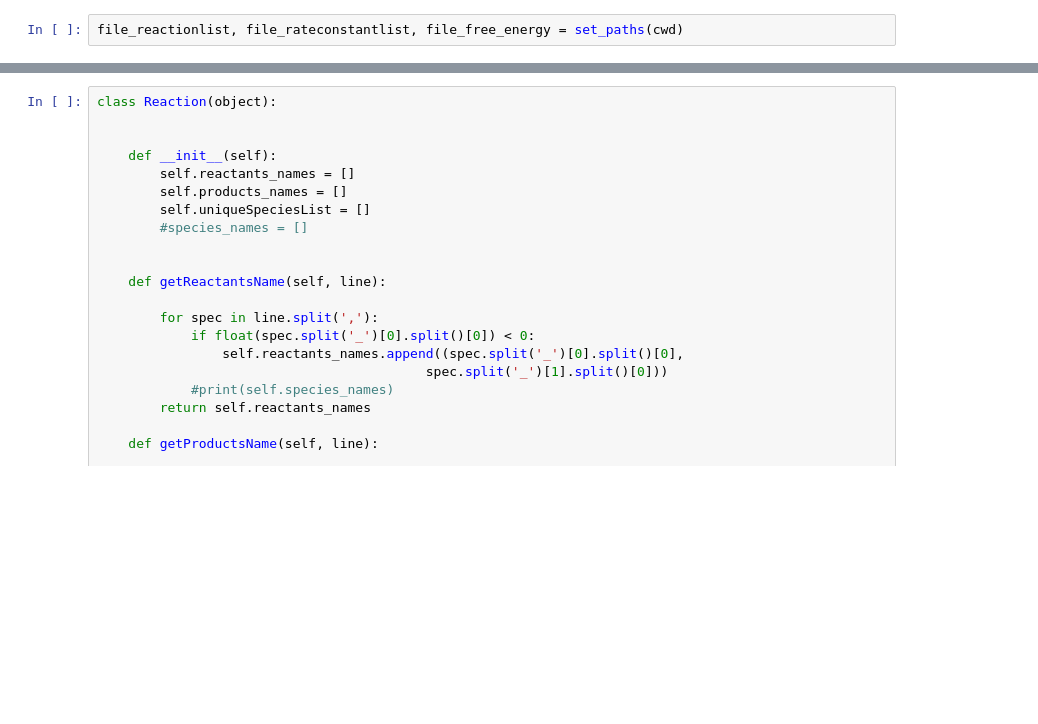
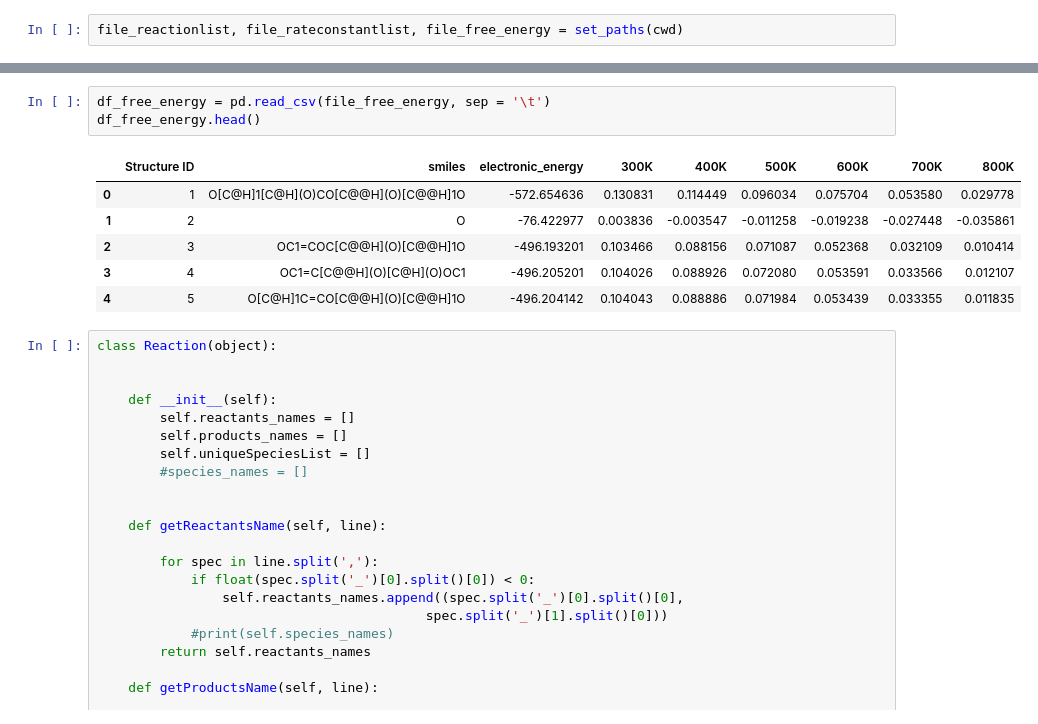
Before and after one commit to cmashraf/kinexns, a Jupyter notebook: examples/reaction_class.ipynb, the cells around one changed output, grey strips where cells are left out. Drawn from its saved outputs; the diff is of its cells as text; blank space fills up the shorter version.

```diff
--- a/examples/reaction_class.ipynb
+++ b/examples/reaction_class.ipynb
@@ -35,3 +58,13 @@ print(file_rateconstantlist)
+# %%
+df_free_energy = pd.read_csv(file_free_energy, sep = '\t')
+df_free_energy.head()
+# %% [output]
+|  | Structure ID | smiles | electronic_energy | 300K | 400K | 500K | 600K | 700K | 800K |
+| 0 | 1 | O[C@H]1[C@H](O)CO[C@@H](O)[C@@H]1O | -572.654636 | 0.130831 | 0.114449 | 0.096034 | 0.075704 | 0.053580 | 0.029778 |
+| 1 | 2 | O | -76.422977 | 0.003836 | -0.003547 | -0.011258 | -0.019238 | -0.027448 | -0.035861 |
+| 2 | 3 | OC1=COC[C@@H](O)[C@@H]1O | -496.193201 | 0.103466 | 0.088156 | 0.071087 | 0.052368 | 0.032109 | 0.010414 |
+| 3 | 4 | OC1=C[C@@H](O)[C@H](O)OC1 | -496.205201 | 0.104026 | 0.088926 | 0.072080 | 0.053591 | 0.033566 | 0.012107 |
+| 4 | 5 | O[C@H]1C=CO[C@@H](O)[C@@H]1O | -496.204142 | 0.104043 | 0.088886 | 0.071984 | 0.053439 | 0.033355 | 0.011835 |
 # %%
 class Reaction(object):
 
```
Also changed, not shown: parts of 46 cells of this notebook, 8 other files.
